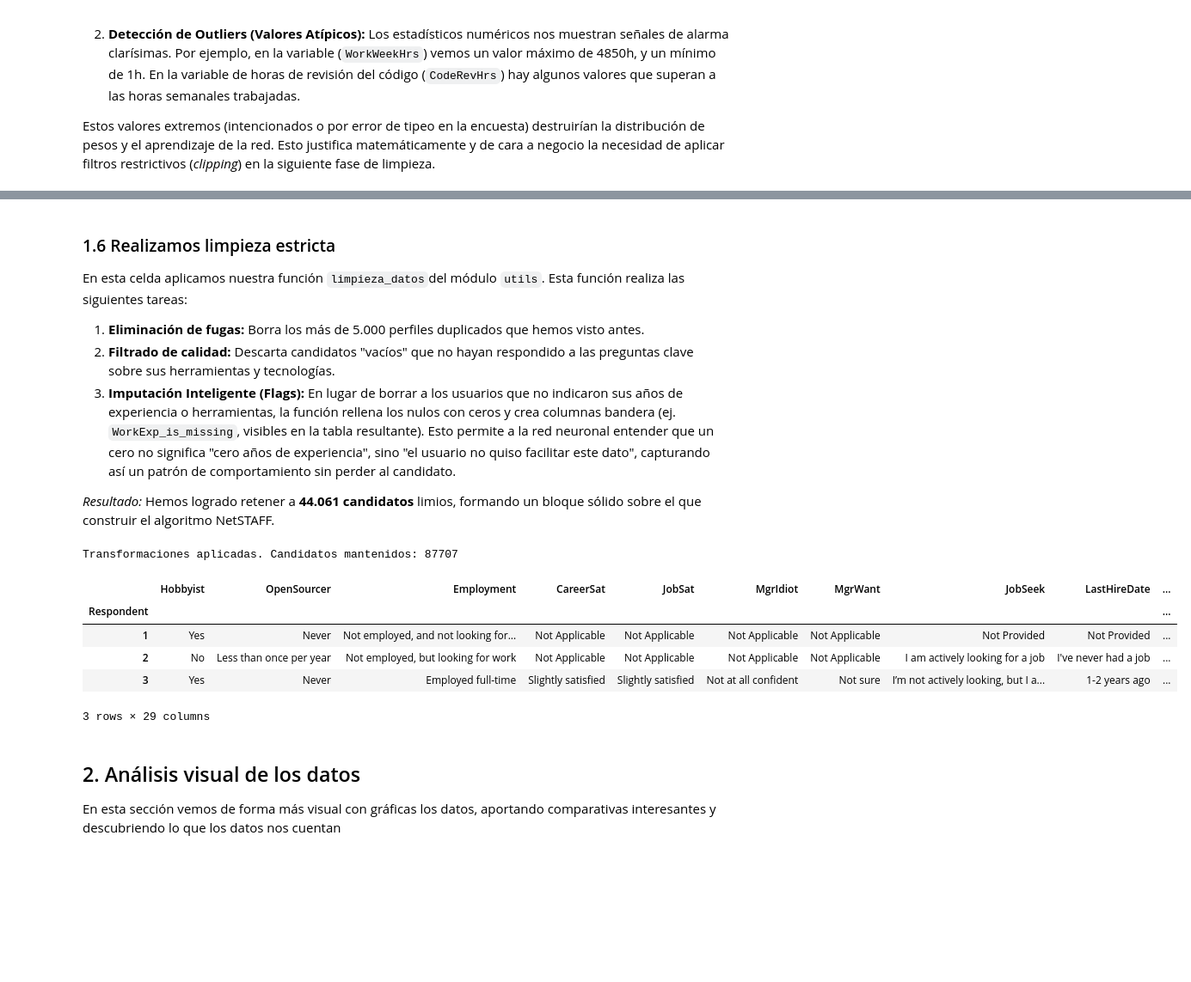
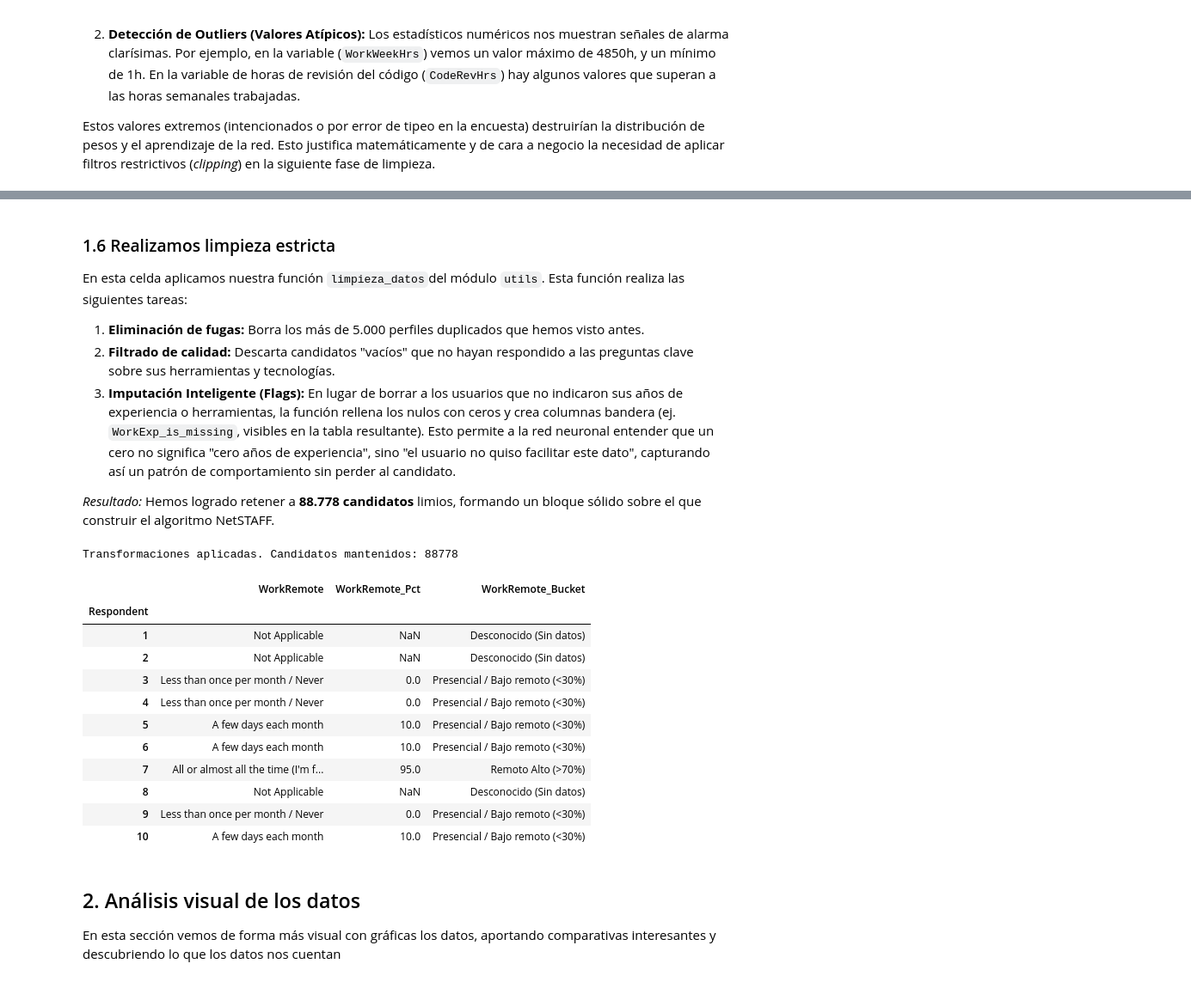
Before and after one commit to Miguel-Angel-SM-Camacho/tfm-miguel-angel, a Jupyter notebook: notebooks/SOFT SKILLS/01_EDA_Limpieza_SOFT_SKILLS.ipynb, the cells around one changed output, grey strips where cells are left out. Shown at 86% size. Saved outputs shown, nothing was run; the diff lists cells and outputs as text; code cells hidden in the pictures; blank space fills up the shorter version.

```diff
--- a/notebooks/SOFT SKILLS/01_EDA_Limpieza_SOFT_SKILLS.ipynb
+++ b/notebooks/SOFT SKILLS/01_EDA_Limpieza_SOFT_SKILLS.ipynb
@@ -85,5 +87,10 @@ set_config(transform_output="pandas")
 # %%
-#Datos 2019
+df_full_check = pd.read_csv(config.RAW_DATA_PATH_2019, index_col="Respondent")
+duplicados_idx = df_full_check[df_full_check.duplicated(keep='first')].index
+
+print(f"Duplicados detectados sobre eldataset completo: {len(duplicados_idx)}")
+
+# Datos 2019
 cols_interes = [
     "Respondent","CodeRev","CodeRevHrs","WelcomeChange",
     "WorkChallenge","SOVisitTo","SOPartFreq","MgrIdiot",
@@ -95,6 +102,7 @@ cols_interes = [
 ]
 
 df_softskills = pd.read_csv(config.RAW_DATA_PATH_2019, usecols=cols_interes, index_col="Respondent")
+df_softskills = df_softskills.drop(index=duplicados_idx, errors='ignore')
 
 display(df_softskills.head(5))
 # %% [output]
@@ -249,19 +271,28 @@ En esta celda aplicamos nuestra función `limpieza_datos`del módulo `utils`. Es
 2. **Filtrado de calidad:** Descarta candidatos "vacíos" que no hayan respondido a las preguntas clave sobre sus herramientas y tecnologías.
 3. **Imputación Inteligente (Flags):** En lugar de borrar a los usuarios que no indicaron sus años de experiencia o herramientas, la función rellena los nulos con ceros y crea columnas bandera (ej. `WorkExp_is_missing`, visibles en la tabla resultante). Esto permite a la red neuronal entender que un cero no significa "cero años de experiencia", sino "el usuario no quiso facilitar este dato", capturando así un patrón de comportamiento sin perder al candidato.
 
-*Resultado:* Hemos logrado retener a **44.061 candidatos** limios, formando un bloque sólido sobre el que construir el algoritmo NetSTAFF.
+*Resultado:* Hemos logrado retener a **88.778 candidatos** limios, formando un bloque sólido sobre el que construir el algoritmo NetSTAFF.
 # %%
 df_clean = utils_soft.limpieza_soft_skills_2019(df_softskills)
+df_clean = utils_soft.clasificar_trabajo_en_remoto(df_clean)
+df_clean = utils_soft.calcular_proxies_bigfive(df_clean)
+
 print(f"Transformaciones aplicadas. Candidatos mantenidos: {df_clean.shape[0]}")
-display(df_clean.head(3))
+display(df_clean[['WorkRemote', 'WorkRemote_Pct', 'WorkRemote_Bucket']].head(10))
 # %% [output]
-Transformaciones aplicadas. Candidatos mantenidos: 87707
+Transformaciones aplicadas. Candidatos mantenidos: 88778
-|  | Hobbyist | OpenSourcer | Employment | CareerSat | JobSat | MgrIdiot | MgrWant | JobSeek | LastHireDate | ... |
-| Respondent |  |  |  |  |  |  |  |  |  | ... |
-| 1 | Yes | Never | Not employed, and not looking for... | Not Applicable | Not Applicable | Not Applicable | Not Applicable | Not Provided | Not Provided | ... |
-| 2 | No | Less than once per year | Not employed, but looking for work | Not Applicable | Not Applicable | Not Applicable | Not Applicable | I am actively looking for a job | I've never had a job | ... |
-| 3 | Yes | Never | Employed full-time | Slightly satisfied | Slightly satisfied | Not at all confident | Not sure | I’m not actively looking, but I a... | 1-2 years ago | ... |
+|  | WorkRemote | WorkRemote_Pct | WorkRemote_Bucket |
+| Respondent |  |  |  |
+| 1 | Not Applicable | NaN | Desconocido (Sin datos) |
+| 2 | Not Applicable | NaN | Desconocido (Sin datos) |
+| 3 | Less than once per month / Never | 0.0 | Presencial / Bajo remoto (<30%) |
+| 4 | Less than once per month / Never | 0.0 | Presencial / Bajo remoto (<30%) |
+| 5 | A few days each month | 10.0 | Presencial / Bajo remoto (<30%) |
+| 6 | A few days each month | 10.0 | Presencial / Bajo remoto (<30%) |
+| 7 | All or almost all the time (I'm f... | 95.0 | Remoto Alto (>70%) |
+| 8 | Not Applicable | NaN | Desconocido (Sin datos) |
+| 9 | Less than once per month / Never | 0.0 | Presencial / Bajo remoto (<30%) |
+| 10 | A few days each month | 10.0 | Presencial / Bajo remoto (<30%) |
-3 rows × 29 columns
 # %% [markdown]
 ## 2. Análisis visual de los datos
 
```
Also changed, not shown: parts of 35 cells of this notebook, 6 other files.
